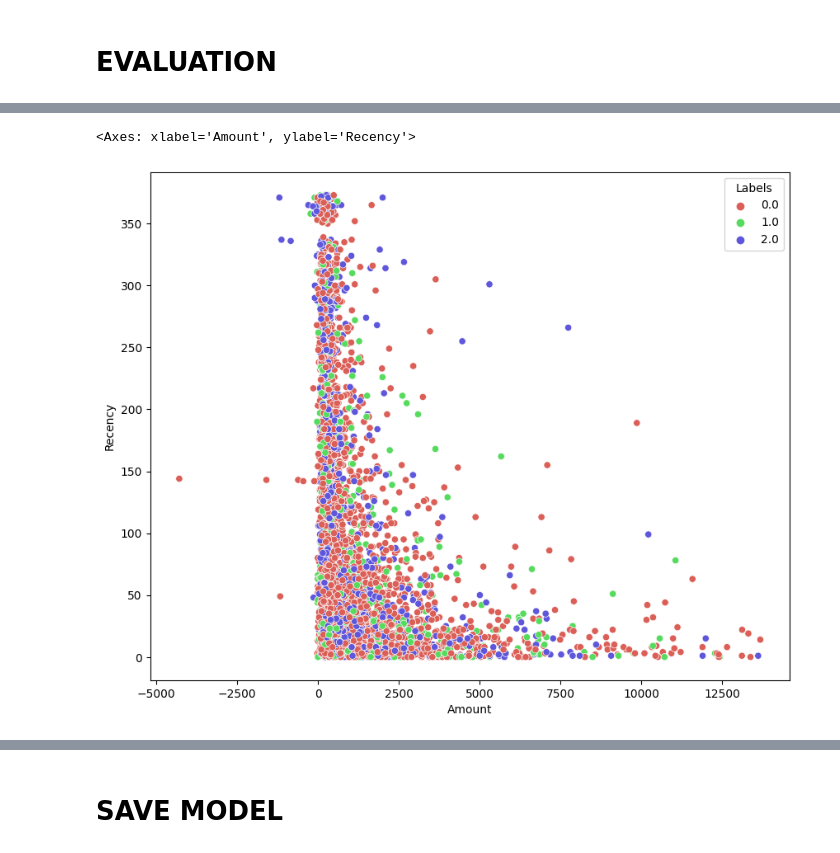
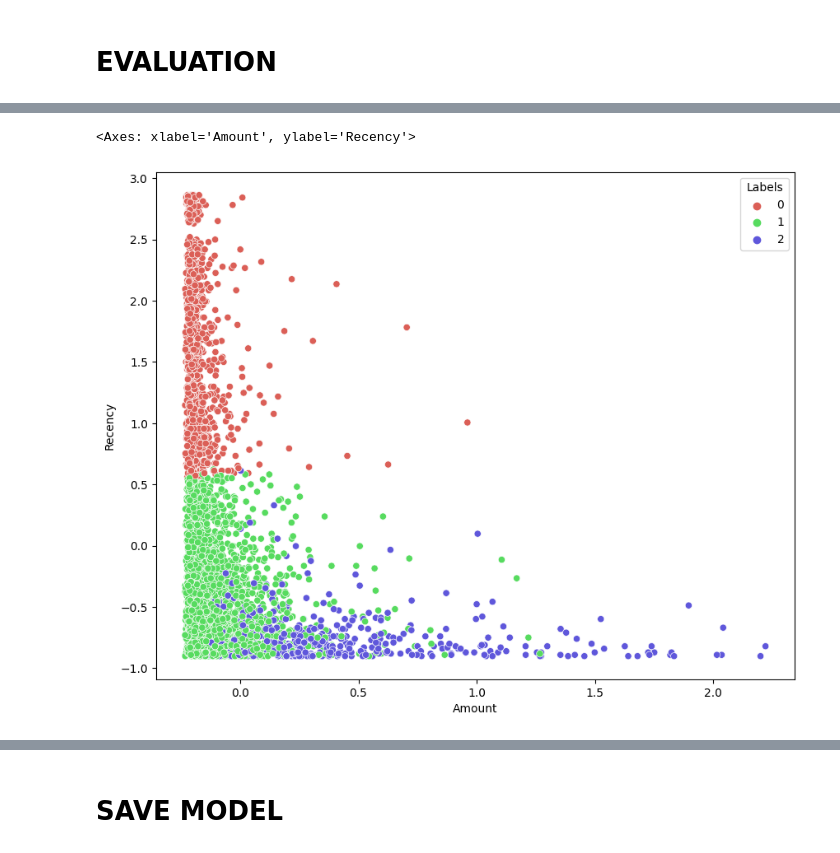
Before and after one commit to lizapk/clustering-uas, a Jupyter notebook: modeling_uas.ipynb, the cells around one changed output, grey strips where cells are left out. Drawn from its saved outputs; the diff is of its cells as text; code cells hidden in the pictures.

```diff
--- a/modeling_uas.ipynb
+++ b/modeling_uas.ipynb
@@ -319,0 +258,11 @@ Cluster optimal ada di range 2-4
+# %%
+# # Silhouette analysis
+from sklearn.metrics import silhouette_score
+
+for num_clusters in range(2,10):
+    kmeans = KMeans(n_clusters=num_clusters, max_iter=1000, n_init=10)
+    kmeans.fit(df2)
+    cluster_labels = kmeans.labels_
+
+    silhouette_avg = silhouette_score(df2, cluster_labels)
+    print("For n_clusters={0}, the silhouette score is {1:.4f}".format(num_clusters, silhouette_avg))
@@ -319,0 +278,5 @@ Cluster optimal ada di range 2-4
+# %%
+n_clust = 3
+kmeans = KMeans(n_clusters=n_clust, max_iter=1000, n_init=10)
+kmeans.fit(df2)
+print(kmeans.labels_)
@@ -319,0 +285,4 @@ Cluster optimal ada di range 2-4
+# %%
+# Assign label
+df2['Labels'] = kmeans.labels_
+df2.head()
@@ -320,6 +296,2 @@ Cluster optimal ada di range 2-4
 # %% [markdown]
 # EVALUATION
-# %%
-n_clust = 3
-kmean = KMeans(n_clusters=n_clust, n_init=10).fit(X)
-df2['Labels'] = kmean.labels_
@@ -326,8 +307,8 @@ df2['Labels'] = kmean.labels_
 # %%
-sns.scatterplot(x=df2['Amount'], y=df2['Recency'], hue=X['Labels'], palette=sns.color_palette('hls', n_colors=n_clust))
+sns.scatterplot(x=df2['Amount'], y=df2['Recency'], hue=df2['Labels'], palette=sns.color_palette('hls', n_colors=n_clust))
 # %% [output]
 <Axes: xlabel='Amount', ylabel='Recency'>
-[figure, old version]
+[figure, new version]
 # %%
 sns.scatterplot(x=df2['Amount'], y=df2['Frequency'], hue=df2['Labels'], palette=sns.color_palette('hls', n_colors=n_clust))
 # %% [output]
```
Also changed, not shown: parts of 45 cells of this notebook.
